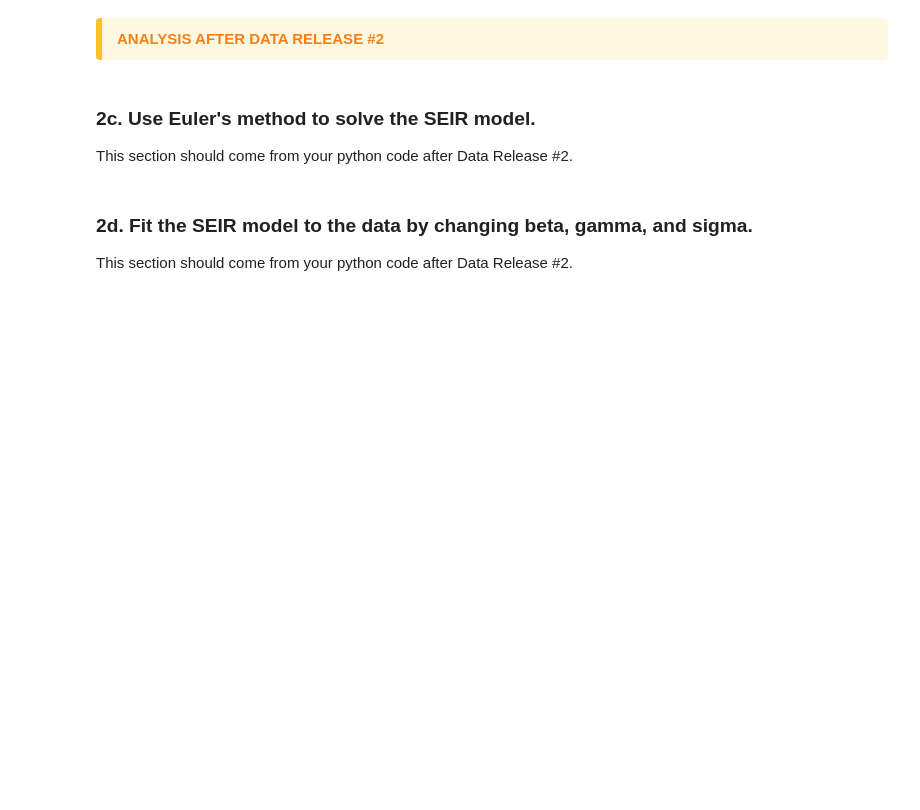
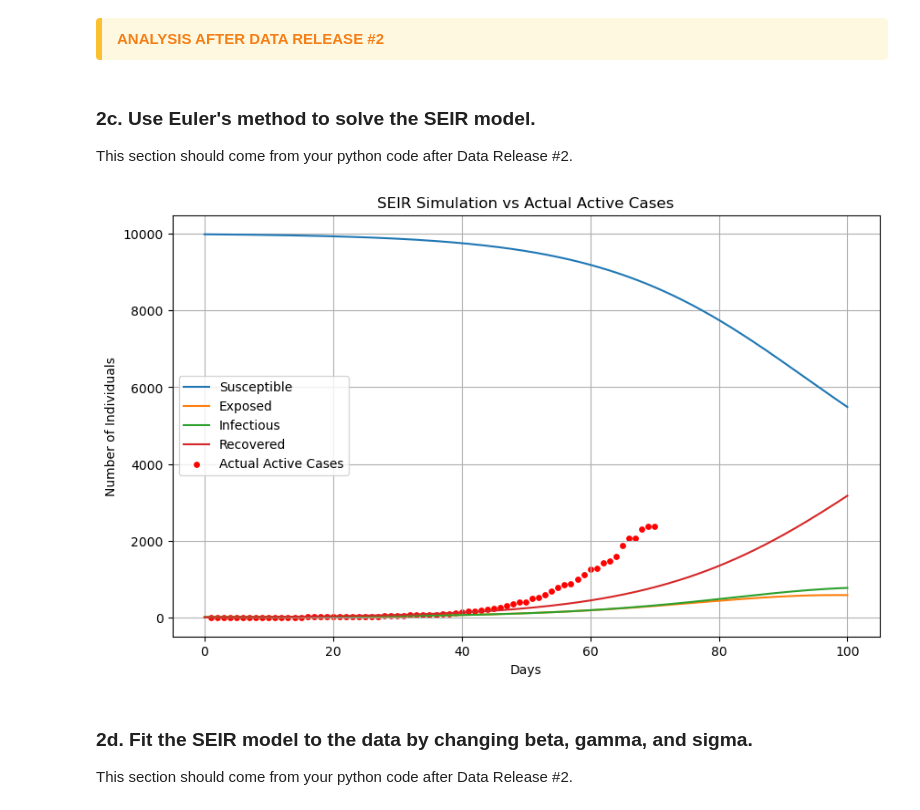
Before and after one commit to jackmarchesi/Module-2-Epidemics-SIR-Modeling, a Jupyter notebook: Notebook examples/Template_student_final_notebook.ipynb, the cells around one changed output. Saved outputs shown, nothing was run; the diff lists cells and outputs as text; code cells hidden in the pictures; blank space fills up the shorter version.

```diff
--- a/Notebook examples/Template_student_final_notebook.ipynb
+++ b/Notebook examples/Template_student_final_notebook.ipynb
@@ -130,6 +132,83 @@ def exponential_growth(t, r):
 # %% [markdown]
 ### 2c. Use Euler's method to solve the SEIR model.
 This section should come from your python code after Data Release #2.
+# %%
+
+
+import pandas as pd
+import numpy as np
+import matplotlib.pyplot as plt
+
+data = pd.read_csv(r'C:\Users\yancy\OneDrive\BME2315\Module-2-Epidemics-SIR-Modeling\Data\mystery_virus_daily_active_counts_RELEASE#2.csv')
+data.columns = ['day', 'date', 'active_cases']
+cases = data['active_cases']
+days_data = data['day']
+
+
+#model parameters
+beta = 0.27   # Infection rate estimates from R0
+sigma = 1/5   # Rate exposed people became infectious
+gamma = 1/7   # Recovery rate estimates from R0
+
+N = 10000      # Total population size
+num_days = 100    # Number of days to simulate
+dt = 0.1       # Time step for the simulation (1 day)
+
+# initial populations
+S = [9990]  # Initial susceptible population
+E = [5]    # Initial exposed population
+I = [5]    # Initial infectious population
+R = [0]    # Initial recovered population
+
+# Euler method simulation
+
+# for day in range(num_days):
+num_steps = int(num_days / dt)
+for _ in range(num_steps):
+    #Get the most recent values
+    s = S[-1]
+    e = E[-1]
+    i = I[-1]
+    r = R[-1]
+    # Calculate the changes
+    ds = -beta * s * i / N   # Change in susceptible population
+    de = beta * s * i / N - sigma * e  # Change in exposed population
+    di = sigma * e - gamma * i  # Change in infectious population
+    dr = gamma * i  # Change in recovered population
+
+#     #Euler update step: next value = current value + change * time step
+    S.append(s + ds * dt)
+    E.append(e + de * dt)
+    I.append(i + di * dt)
+    R.append(r + dr * dt)
+
+    # Avoid negative populations
+    S[-1] = max(S[-1], 0)
+    E[-1] = max(E[-1], 0)
+    I[-1] = max(I[-1], 0)
+    R[-1] = max(R[-1], 0)
+
+# --- Time array for plotting ---
+t = np.linspace(0, num_days, len(S))
+
+# --- Plot SEIR simulation ---
+plt.figure(figsize=(10,6))
+plt.plot(t, S, label='Susceptible')
+plt.plot(t, E, label='Exposed')
+plt.plot(t, I, label='Infectious')
+plt.plot(t, R, label='Recovered')
+
+# --- Overlay actual data ---
+plt.scatter(days_data, cases, color='red', label='Actual Active Cases', s=15)
+
+plt.xlabel('Days')
+plt.ylabel('Number of Individuals')
+plt.title('SEIR Simulation vs Actual Active Cases')
+plt.legend()
+plt.grid(True)
+plt.show()
+# %% [output]
+[figure, added]
 # %% [markdown]
 ### 2d. Fit the SEIR model to the data by changing beta, gamma, and sigma.
 This section should come from your python code after Data Release #2.
```
Also changed, not shown: parts of 4 cells of this notebook, 5 other files.
